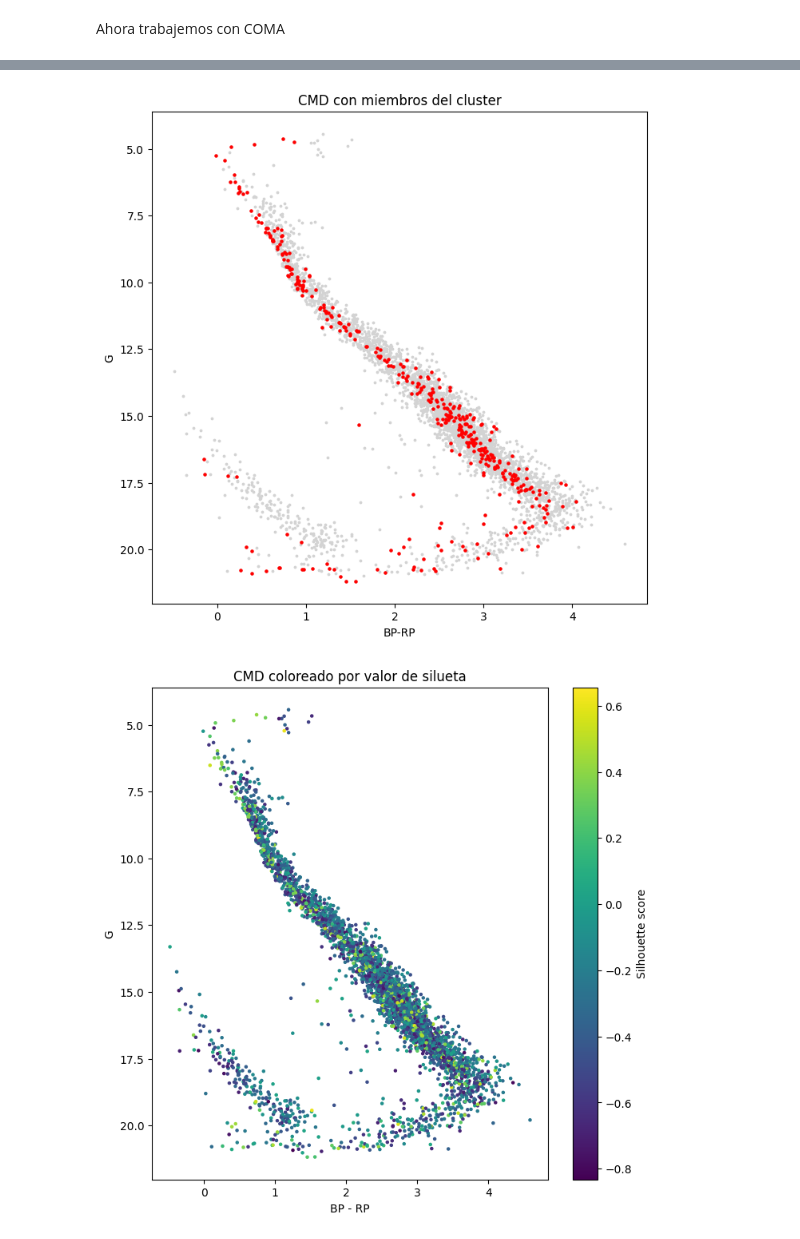
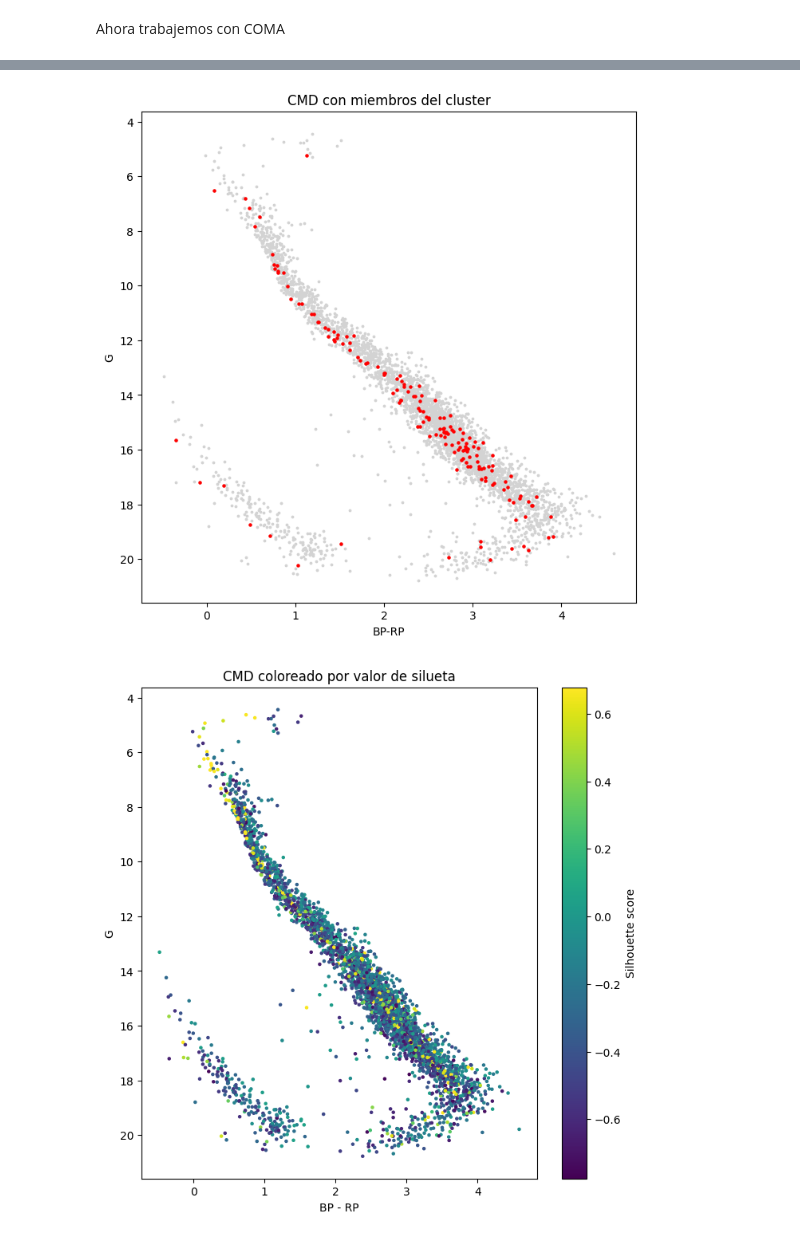
Before and after one commit to Brunelleschk1/Personal-projects, a Jupyter notebook: Proyectos de Astronomía/Laboratorio 4/clustering(1) copy.ipynb, the cells around one changed output, grey strips where cells are left out. Saved outputs shown, nothing was run; the diff lists cells and outputs as text; code cells hidden in the pictures.

```diff
--- a/Proyectos de Astronomía/Laboratorio 4/clustering(1) copy.ipynb
+++ b/Proyectos de Astronomía/Laboratorio 4/clustering(1) copy.ipynb
@@ -40,8 +48,11 @@ memory usage: 98.8 MB
 # %%
 df["dist_pc"] = 1000 / df["parallax"]
+df["parallax_over_error"] = df["parallax_error"]/df["parallax"]
 df46 = df[(df["dist_pc"] > 26) & (df["dist_pc"] < 66)]
 df46 = df46[(df46["ra"]>51) & (df46["ra"] < 81)]
 df46 = df46[(df46["dec"]>1) & (df46["dec"] < 31)]
+print(len(df46["ra"]))
+df46 = df46[(df46["parallax_over_error"] <= 0.1)]
 pmra46 = df46["pmra"].values
 pmdec46 = df46["pmdec"].values
 print(len(df46["ra"]))
@@ -227,15 +203,13 @@ plt.show()
 Ahora trabajemos con COMA
 # %%
 df["dist_pc"] = 1000 / df["parallax"]
-
 df86 = df[(df["dist_pc"] > 66) & (df["dist_pc"] < 106)]
-
 df86 = df86[(df86["ra"] > 170) & (df86["ra"] < 200)]
 df86 = df86[(df86["dec"] > 10) & (df86["dec"] < 40)]
-
+print(len(df86["ra"]))
+df86 = df86[(df86["parallax_over_error"] <= 0.1)]
 pmra86 = df86["pmra"].values
 pmdec86 = df86["pmdec"].values
-
 print(len(df86["ra"]))
 # %% [output]
 3950
@@ -247,7 +222,7 @@ features = data
 
 data = RobustScaler().fit_transform(data)
 
-hd = HDBSCAN(min_cluster_size=60, min_samples=5, metric='euclidean').fit(data)
+hd = HDBSCAN(min_cluster_size=50, min_samples=10, metric='euclidean').fit(data)
 
 from sklearn.metrics import silhouette_samples, silhouette_score
 # %%
@@ -287,60 +261,28 @@ plt.show()
 # %%
 plt.figure(figsize=(8,8))
-
 members = df86[df86['label_hb']==main_cluster]
-
-plt.scatter(
-    df86['bp_rp'],
-    df86['phot_g_mean_mag'],
-    c='lightgray',
-    s=3
-)
-
-plt.scatter(
-    members['bp_rp'],
-    members['phot_g_mean_mag'],
-    c='red',
-    s=5
-)
-
+plt.scatter(df86['bp_rp'],df86['phot_g_mean_mag'],c='lightgray',s=3)
+plt.scatter(members['bp_rp'],members['phot_g_mean_mag'],c='red',s=5)
 plt.gca().invert_yaxis()
-
 plt.xlabel("BP-RP")
 plt.ylabel("G")
-
 plt.title("CMD con miembros del cluster")
-
 plt.show()
 # %% [output]
-[figure, old version]
+[figure, new version]
 # %%
 x = silhouette_samples(data, labels)
 sil = x
-
 df86['silhouette'] = sil
-
-# --- CMD coloreado por silueta ---
 plt.figure(figsize=(8,8))
-
-sc = plt.scatter(
-    df86['bp_rp'],
-    df86['phot_g_mean_mag'],
-    c=df86['silhouette'],
-    cmap='viridis',
-    s=5
-)
-
+sc = plt.scatter(df86['bp_rp'],df86['phot_g_mean_mag'],c=df86['silhouette'],cmap='viridis',s=5)
 plt.gca().invert_yaxis()
-
 plt.xlabel("BP - RP")
 plt.ylabel("G")
-
 plt.title("CMD coloreado por valor de silueta")
-
 plt.colorbar(sc,label="Silhouette score")
-
 plt.show()
 # %% [output]
-[figure, old version]
+[figure, new version]
 # %%
 plt.figure(figsize=(6,6))
```
Also changed, not shown: parts of 26 cells of this notebook, 2 other files.
